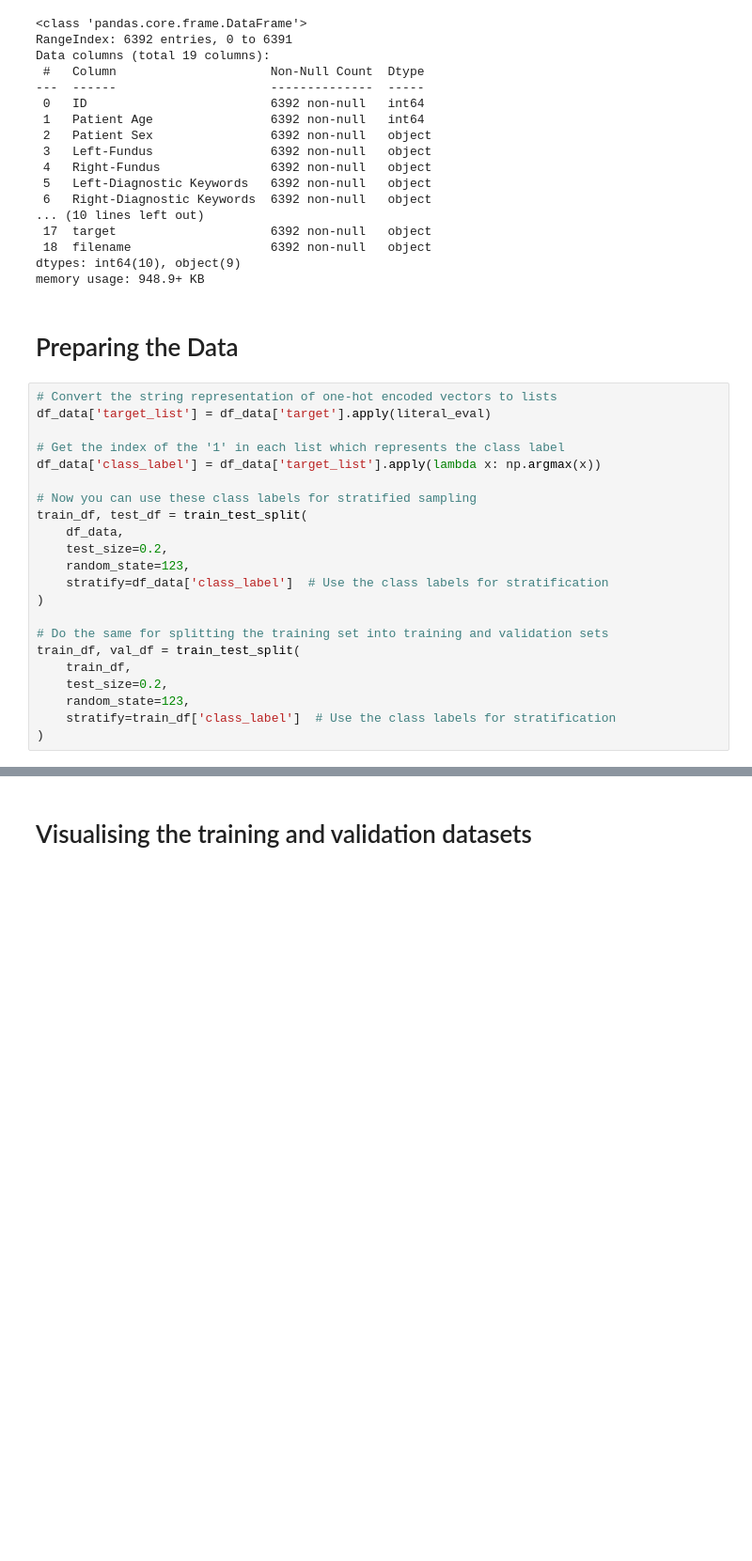
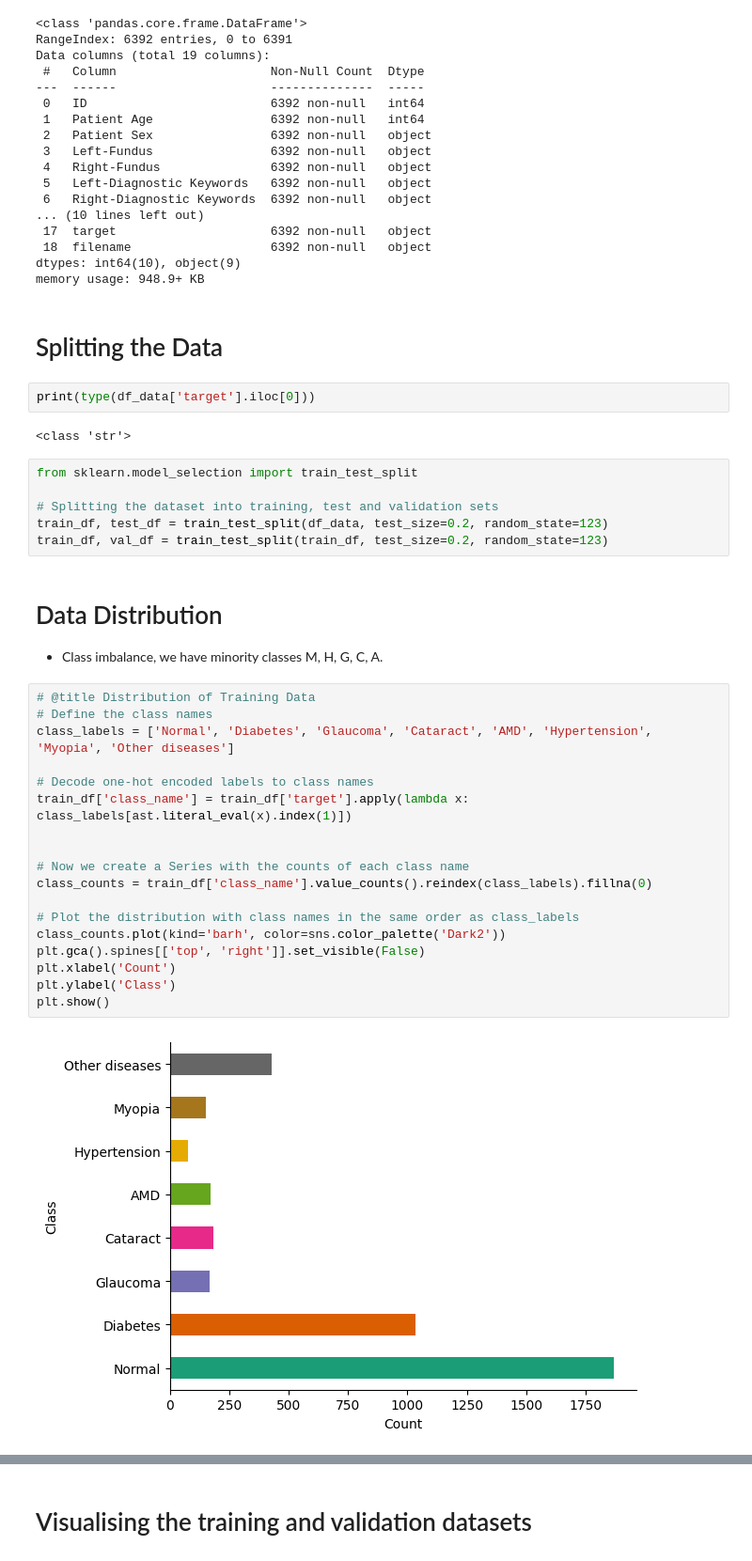
Before and after one commit to dduwa/Group-23, a Jupyter notebook: Xception_ODIR5K.ipynb, the cells around one changed output, grey strips where cells are left out. Shown at 94% size. Saved outputs shown, nothing was run; the diff lists cells and outputs as text; blank space fills up the shorter version.

```diff
--- a/Xception_ODIR5K.ipynb
+++ b/Xception_ODIR5K.ipynb
@@ -92,26 +91,37 @@ Data columns (total 19 columns):
 dtypes: int64(10), object(9)
 memory usage: 948.9+ KB
 # %% [markdown]
-# Preparing the Data
+# Splitting the Data
-# %%
-# Convert the string representation of one-hot encoded vectors to lists
-df_data['target_list'] = df_data['target'].apply(literal_eval)
-
-# Get the index of the '1' in each list which represents the class label
-df_data['class_label'] = df_data['target_list'].apply(lambda x: np.argmax(x))
-
-# Now you can use these class labels for stratified sampling
-train_df, test_df = train_test_split(
-    df_data,
-    test_size=0.2,
-    random_state=123,
-    stratify=df_data['class_label']  # Use the class labels for stratification
-)
-
-# Do the same for splitting the training set into training and validation sets
-train_df, val_df = train_test_split(
-    train_df,
-    test_size=0.2,
-    random_state=123,
-    stratify=train_df['class_label']  # Use the class labels for stratification
-)
+# %%
+print(type(df_data['target'].iloc[0]))
+# %% [output]
+<class 'str'>
+# %%
+from sklearn.model_selection import train_test_split
+
+# Splitting the dataset into training, test and validation sets
+train_df, test_df = train_test_split(df_data, test_size=0.2, random_state=123)
+train_df, val_df = train_test_split(train_df, test_size=0.2, random_state=123)
+# %% [markdown]
+# Data Distribution
+- Class imbalance, we have minority classes M, H, G, C, A.
+# %%
+# @title Distribution of Training Data
+# Define the class names
+class_labels = ['Normal', 'Diabetes', 'Glaucoma', 'Cataract', 'AMD', 'Hypertension', 'Myopia', 'Other diseases']
+
+# Decode one-hot encoded labels to class names
+train_df['class_name'] = train_df['target'].apply(lambda x: class_labels[ast.literal_eval(x).index(1)])
+
+
+# Now we create a Series with the counts of each class name
+class_counts = train_df['class_name'].value_counts().reindex(class_labels).fillna(0)
+
+# Plot the distribution with class names in the same order as class_labels
+class_counts.plot(kind='barh', color=sns.color_palette('Dark2'))
+plt.gca().spines[['top', 'right']].set_visible(False)
+plt.xlabel('Count')
+plt.ylabel('Class')
+plt.show()
+# %% [output]
+[figure, added]
```
Also changed, not shown: parts of 59 cells of this notebook.
